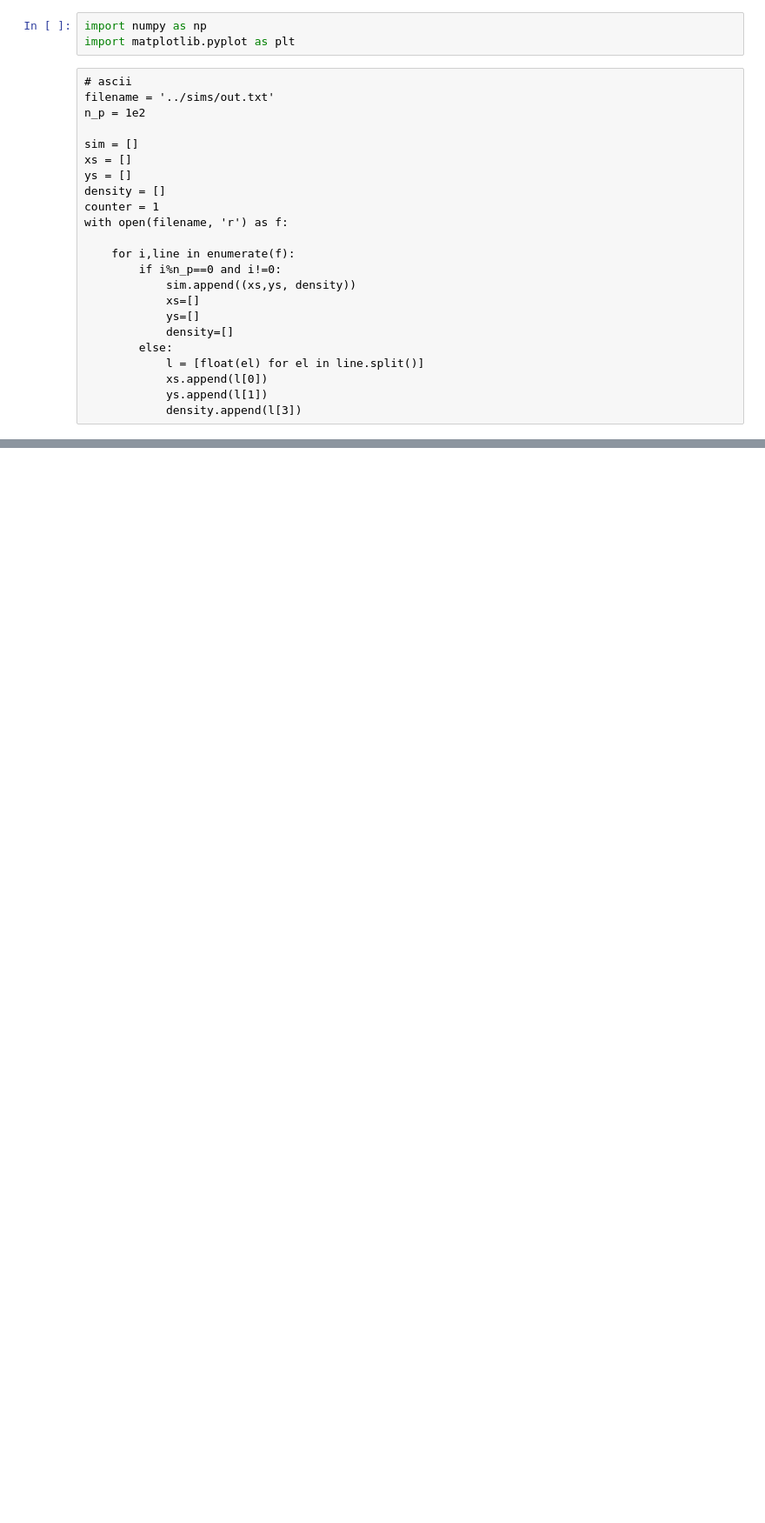
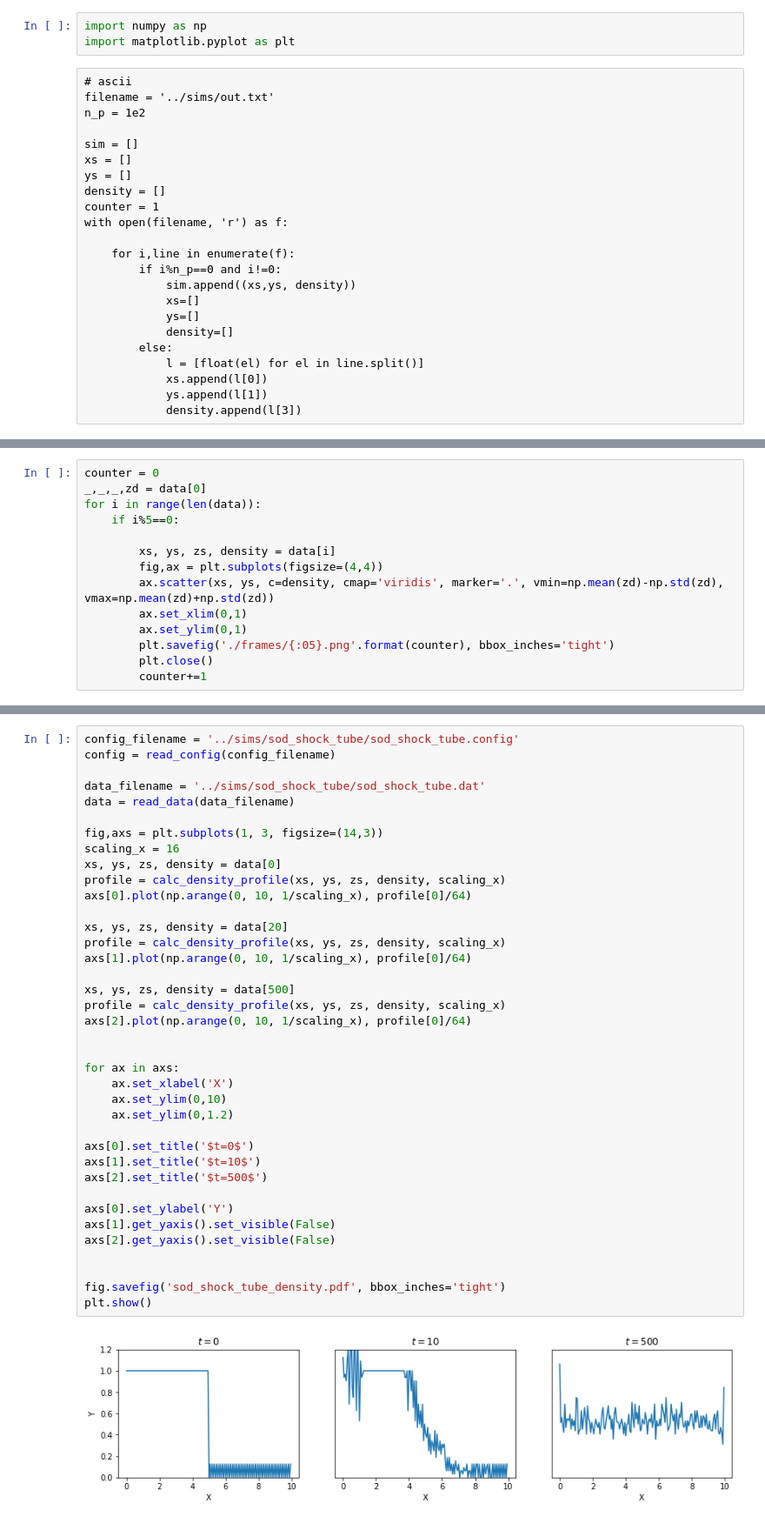
Before and after one commit to jsnguyen/cisms, a Jupyter notebook: analysis/cisms_analysis.ipynb, the cells around one changed output, grey strips where cells are left out. Shown at 87% size. Saved outputs shown, nothing was run; the diff lists cells and outputs as text; blank space fills up the shorter version.

```diff
--- a/analysis/cisms_analysis.ipynb
+++ b/analysis/cisms_analysis.ipynb
@@ -54,0 +171,14 @@ data = read_data(data_filename)
+# %%
+counter = 0
+_,_,_,zd = data[0]
+for i in range(len(data)):
+    if i%5==0:
+
+        xs, ys, zs, density = data[i]
+        fig,ax = plt.subplots(figsize=(4,4))
+        ax.scatter(xs, ys, c=density, cmap='viridis', marker='.', vmin=np.mean(zd)-np.std(zd), vmax=np.mean(zd)+np.std(zd))
+        ax.set_xlim(0,1)
+        ax.set_ylim(0,1)
+        plt.savefig('./frames/{:05}.png'.format(counter), bbox_inches='tight')
+        plt.close()
+        counter+=1
@@ -55 +210,41 @@ data = read_data(data_filename)
+# %%
+config_filename = '../sims/sod_shock_tube/sod_shock_tube.config'
+config = read_config(config_filename)
+
+data_filename = '../sims/sod_shock_tube/sod_shock_tube.dat'
+data = read_data(data_filename)
+
+fig,axs = plt.subplots(1, 3, figsize=(14,3))
+scaling_x = 16
+xs, ys, zs, density = data[0]
+profile = calc_density_profile(xs, ys, zs, density, scaling_x)
+axs[0].plot(np.arange(0, 10, 1/scaling_x), profile[0]/64)
+
+xs, ys, zs, density = data[20]
+profile = calc_density_profile(xs, ys, zs, density, scaling_x)
+axs[1].plot(np.arange(0, 10, 1/scaling_x), profile[0]/64)
+
+xs, ys, zs, density = data[500]
+profile = calc_density_profile(xs, ys, zs, density, scaling_x)
+axs[2].plot(np.arange(0, 10, 1/scaling_x), profile[0]/64)
+
+
+for ax in axs:
+    ax.set_xlabel('X')
+    ax.set_ylim(0,10)
+    ax.set_ylim(0,1.2)
+
+axs[0].set_title('$t=0$')
+axs[1].set_title('$t=10$')
+axs[2].set_title('$t=500$')
+
+axs[0].set_ylabel('Y')
+axs[1].get_yaxis().set_visible(False)
+axs[2].get_yaxis().set_visible(False)
+
+
+fig.savefig('sod_shock_tube_density.pdf', bbox_inches='tight')
+plt.show()
+# %% [output]
+[figure, added]
 # %%
```
Also changed, not shown: parts of 15 cells of this notebook, 12 other files.
